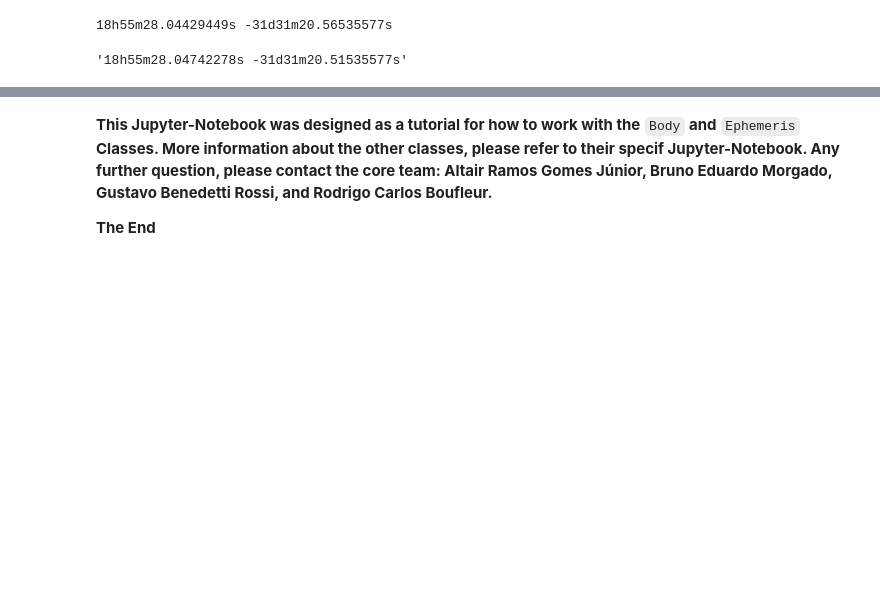
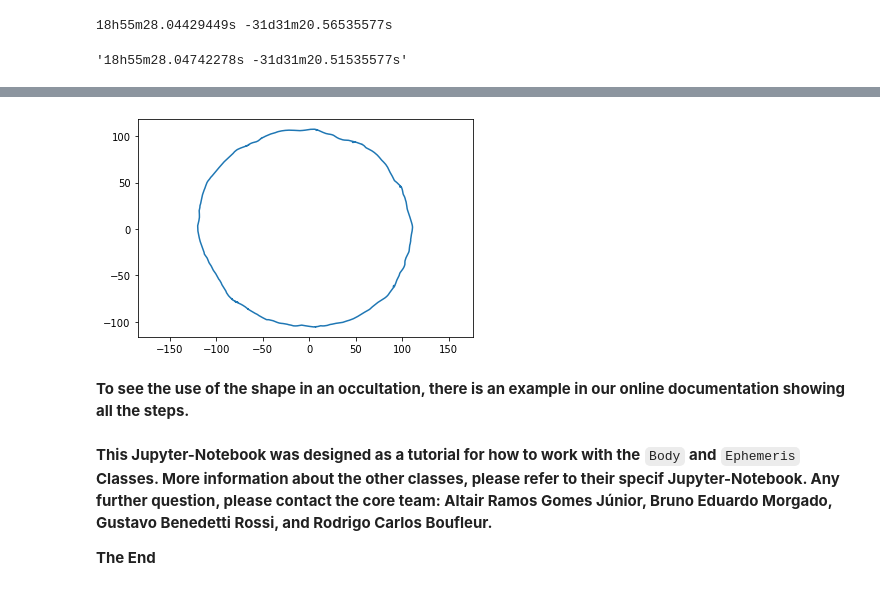
Before and after one commit to riogroup/SORA, a Jupyter notebook: docs/guidelines/body.ipynb, the cells around one changed output, grey strips where cells are left out. Saved outputs shown, nothing was run; the diff lists cells and outputs as text; code cells hidden in the pictures; blank space fills up the shorter version.

```diff
--- a/docs/guidelines/body.ipynb
+++ b/docs/guidelines/body.ipynb
@@ -702,3 +812,9 @@ eph.get_position(time='2017-06-22 00:00:00').to_string('hmsdms')
+# %%
+limb.plot()
+# %% [output]
+[figure, added]
+# %% [markdown]
+**To see the use of the shape in an occultation, there is an example in our online documentation showing all the steps.**
 # %% [markdown]
 **This Jupyter-Notebook was designed as a tutorial for how to work with the** `Body` **and** `Ephemeris` **Classes. More information about the other classes, please refer to their specif Jupyter-Notebook. Any further question, please contact the core team: Altair Ramos Gomes Júnior, Bruno Eduardo Morgado, Gustavo Benedetti Rossi, and Rodrigo Carlos Boufleur.**
 
```
Also changed, not shown: parts of 42 cells of this notebook.
